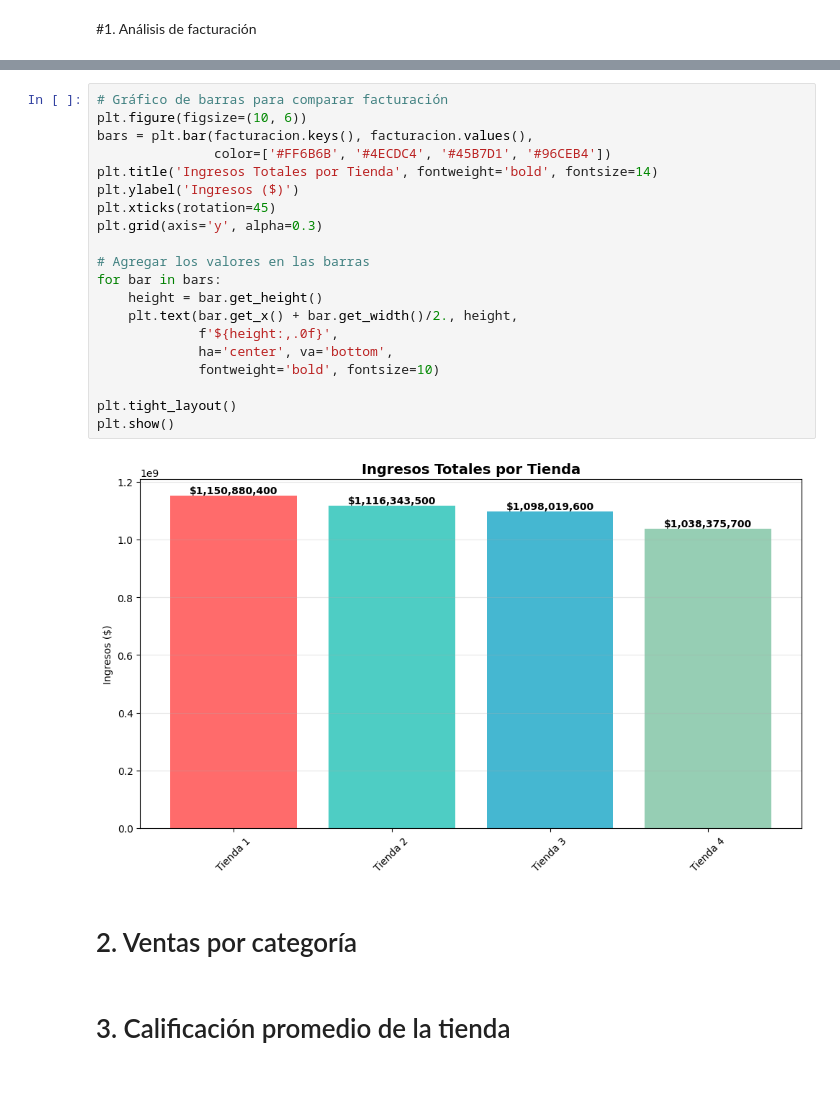
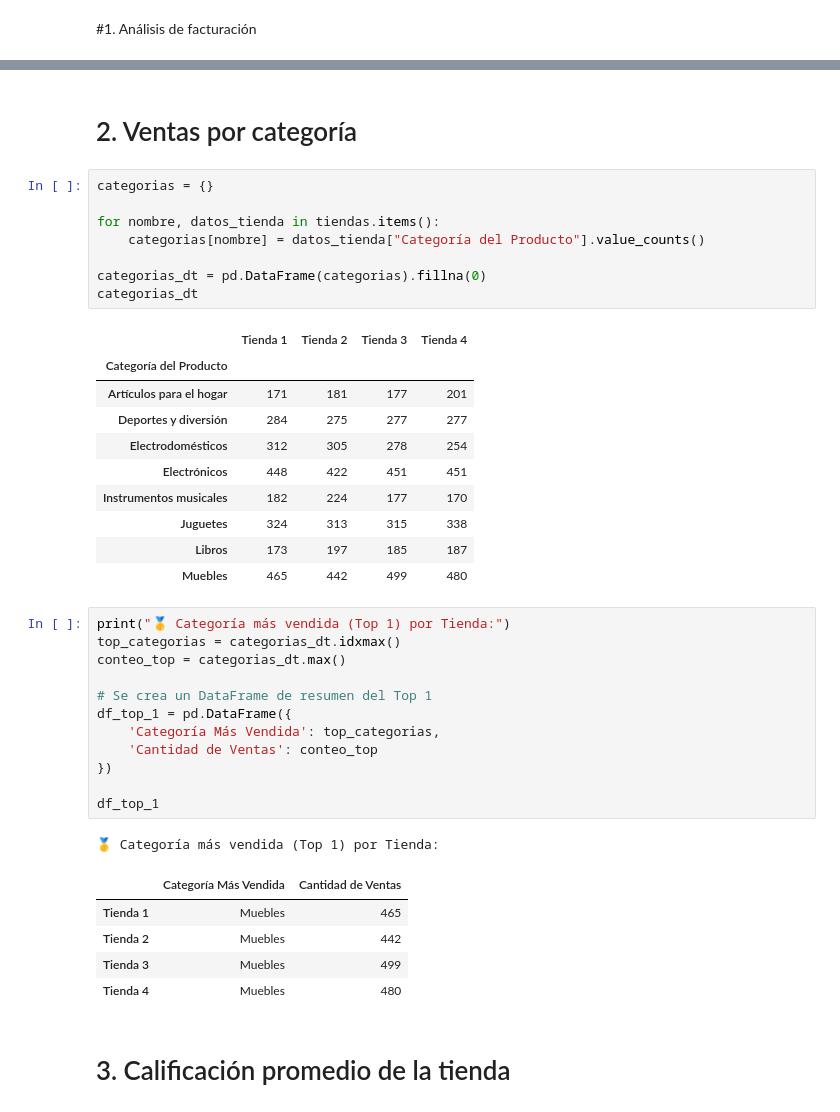
Before and after one commit to melencith/Challenge-1---Data-Science---Alura-Store_-Latam, a Jupyter notebook: AluraStoreLatam.ipynb, the cells around one changed output, grey strips where cells are left out. Drawn from its saved outputs; the diff is of its cells as text; blank space fills up the shorter version.

```diff
--- a/AluraStoreLatam.ipynb
+++ b/AluraStoreLatam.ipynb
@@ -54,30 +48,46 @@ facturacion_dt
 | Tienda 2 | 1,116,343,500 |
 | Tienda 3 | 1,098,019,600 |
 | Tienda 4 | 1,038,375,700 |
-# %%
-# Gráfico de barras para comparar facturación
-plt.figure(figsize=(10, 6))
-bars = plt.bar(facturacion.keys(), facturacion.values(),
-               color=['#FF6B6B', '#4ECDC4', '#45B7D1', '#96CEB4'])
-plt.title('Ingresos Totales por Tienda', fontweight='bold', fontsize=14)
-plt.ylabel('Ingresos ($)')
-plt.xticks(rotation=45)
-plt.grid(axis='y', alpha=0.3)
-
-# Agregar los valores en las barras
-for bar in bars:
-    height = bar.get_height()
-    plt.text(bar.get_x() + bar.get_width()/2., height,
-             f'${height:,.0f}',
-             ha='center', va='bottom',
-             fontweight='bold', fontsize=10)
-
-plt.tight_layout()
-plt.show()
-# %% [output]
-[figure, removed]
 # %% [markdown]
 # 2. Ventas por categoría
+# %%
+categorias = {}
+
+for nombre, datos_tienda in tiendas.items():
+    categorias[nombre] = datos_tienda["Categoría del Producto"].value_counts()
+
+categorias_dt = pd.DataFrame(categorias).fillna(0)
+categorias_dt
+# %% [output]
+|  | Tienda 1 | Tienda 2 | Tienda 3 | Tienda 4 |
+| Categoría del Producto |  |  |  |  |
+| Artículos para el hogar | 171 | 181 | 177 | 201 |
+| Deportes y diversión | 284 | 275 | 277 | 277 |
+| Electrodomésticos | 312 | 305 | 278 | 254 |
+| Electrónicos | 448 | 422 | 451 | 451 |
+| Instrumentos musicales | 182 | 224 | 177 | 170 |
+| Juguetes | 324 | 313 | 315 | 338 |
+| Libros | 173 | 197 | 185 | 187 |
+| Muebles | 465 | 442 | 499 | 480 |
+# %%
+print("🥇 Categoría más vendida (Top 1) por Tienda:")
+top_categorias = categorias_dt.idxmax()
+conteo_top = categorias_dt.max()
+
+# Se crea un DataFrame de resumen del Top 1
+df_top_1 = pd.DataFrame({
+    'Categoría Más Vendida': top_categorias,
+    'Cantidad de Ventas': conteo_top
+})
+
+df_top_1
+# %% [output]
+🥇 Categoría más vendida (Top 1) por Tienda:
+|  | Categoría Más Vendida | Cantidad de Ventas |
+| Tienda 1 | Muebles | 465 |
+| Tienda 2 | Muebles | 442 |
+| Tienda 3 | Muebles | 499 |
+| Tienda 4 | Muebles | 480 |
 # %% [markdown]
 # 3. Calificación promedio de la tienda
 # %%
```
Also changed, not shown: parts of 6 cells of this notebook.
